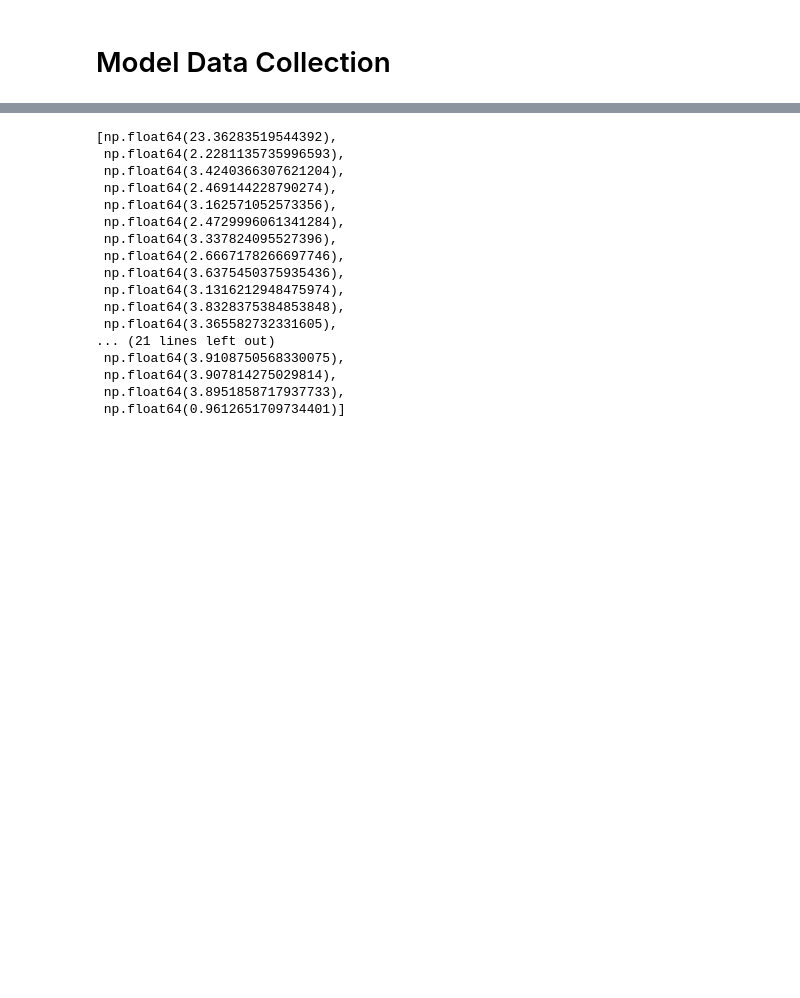
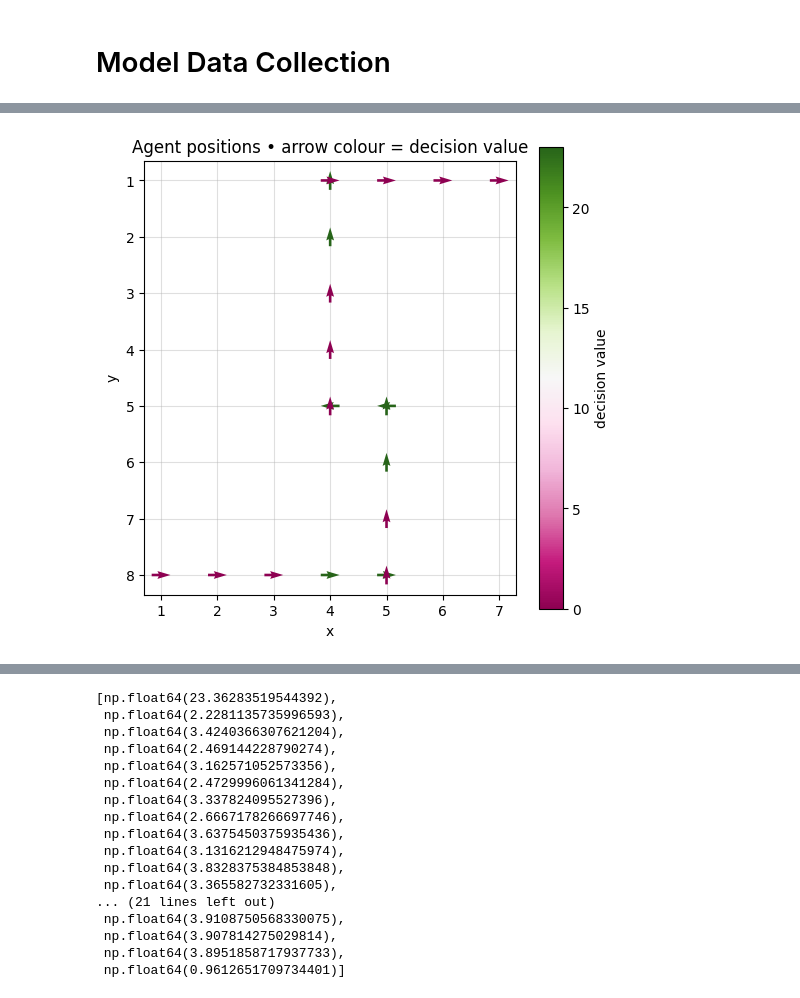
Before and after one commit to iulia-rusu/Information-to-Go, a Jupyter notebook: prob_q_refactored.ipynb, the cells around one changed output, grey strips where cells are left out. Cells and saved outputs as stored; diff of their text form; code cells hidden in the pictures; blank space fills up the shorter version.

```diff
--- a/prob_q_refactored.ipynb
+++ b/prob_q_refactored.ipynb
@@ -913,0 +1108,48 @@ analyze.walk()
+# %%
+# ------------------------------------------------------------------
+# 0.  unpack your data
+# ------------------------------------------------------------------
+xs, ys, dirs = zip(*positions_decisions)   # lists of x, y, heading
+vals         = analyze.decisions           # same length, numeric
+
+# ------------------------------------------------------------------
+# 1.  heading → arrow deltas  (MiniGrid: 0=E, 1=S, 2=W, 3=N)
+# ------------------------------------------------------------------
+dir_to_vec = {0: ( 1,  0),   # East  ➜ right
+              1: ( 0,  1),   # South ➜ down
+              2: (-1,  0),   # West  ➜ left
+              3: ( 0, -1)}   # North ➜ up
+dx, dy = zip(*[dir_to_vec[d] for d in dirs])
+
+# ------------------------------------------------------------------
+# 2.  set up colour normalisation & colormap
+# ------------------------------------------------------------------
+norm = mcolors.Normalize(vmin=min(vals), vmax=max(vals))  # linear scale
+cmap = plt.cm.get_cmap("PiYG")                            # any cmap is fine
+
+# ------------------------------------------------------------------
+# 3.  plot arrows only  (quiver colour argument = vals)
+# ------------------------------------------------------------------
+fig, ax = plt.subplots(figsize=(6, 6))
+
+q = ax.quiver(xs, ys, dx, dy,
+              vals,                 # colours come from 'vals'
+              cmap=cmap, norm=norm,
+              angles='xy', scale_units='xy', scale=3,
+              width=0.007, pivot='middle', zorder=3)
+
+fig.colorbar(q, ax=ax, label="decision value")
+
+# ------------------------------------------------------------------
+# 4.  cosmetics
+# ------------------------------------------------------------------
+ax.set_aspect('equal')
+ax.invert_yaxis()                # MiniGrid origin at top-left
+ax.grid(True, zorder=1, alpha=0.4)
+ax.set_xlabel("x")
+ax.set_ylabel("y")
+ax.set_title("Agent positions • arrow colour = decision value")
+
+plt.show()
+# %% [output]
+[figure, added]
```
Also changed, not shown: parts of 19 cells of this notebook, 7 other files.
